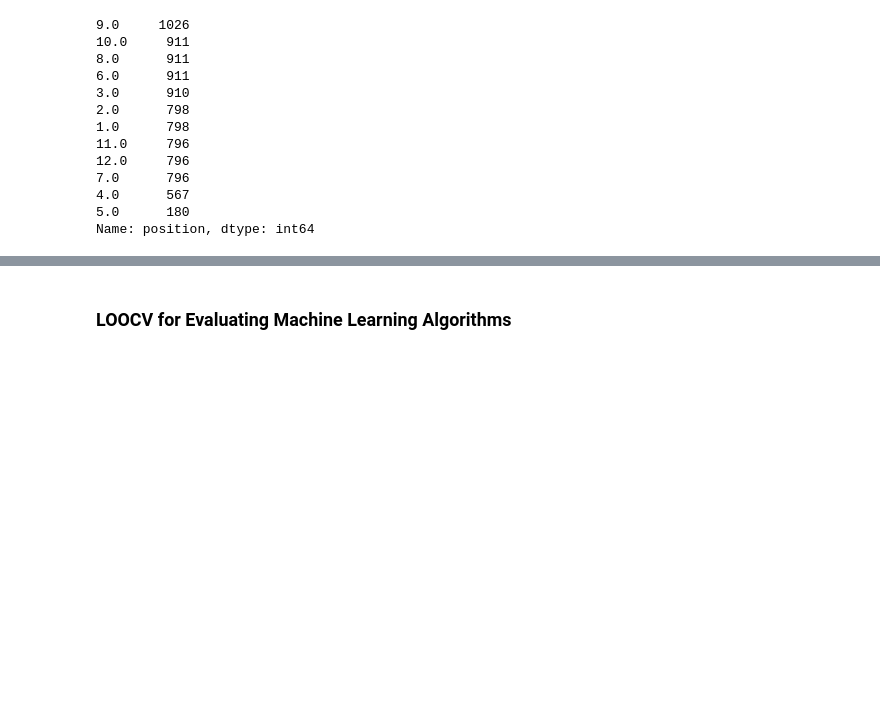
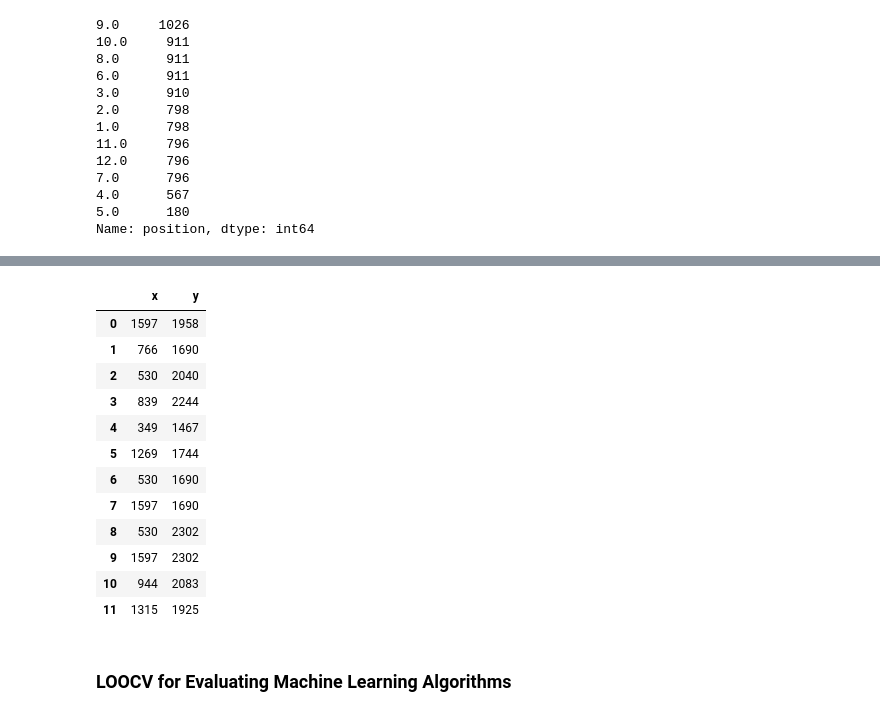
Before and after one commit to shariqak14/indoor_localization, a Jupyter notebook: indoor_localization.ipynb, the cells around one changed output, grey strips where cells are left out. Saved outputs shown, nothing was run; the diff lists cells and outputs as text; code cells hidden in the pictures; blank space fills up the shorter version.

```diff
--- a/indoor_localization.ipynb
+++ b/indoor_localization.ipynb
@@ -188,3 +185,19 @@ Name: position, dtype: int64
+# %%
+Y
+# %% [output]
+|  | x | y |
+| 0 | 1597 | 1958 |
+| 1 | 766 | 1690 |
+| 2 | 530 | 2040 |
+| 3 | 839 | 2244 |
+| 4 | 349 | 1467 |
+| 5 | 1269 | 1744 |
+| 6 | 530 | 1690 |
+| 7 | 1597 | 1690 |
+| 8 | 530 | 2302 |
+| 9 | 1597 | 2302 |
+| 10 | 944 | 2083 |
+| 11 | 1315 | 1925 |
 # %% [markdown]
 ### LOOCV for Evaluating Machine Learning Algorithms
 # %%
```
Also changed, not shown: parts of 20 cells of this notebook.
